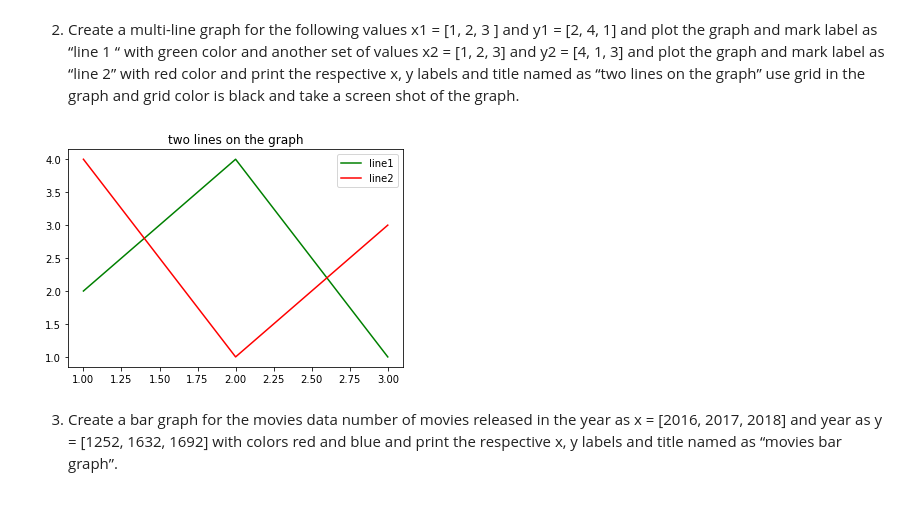
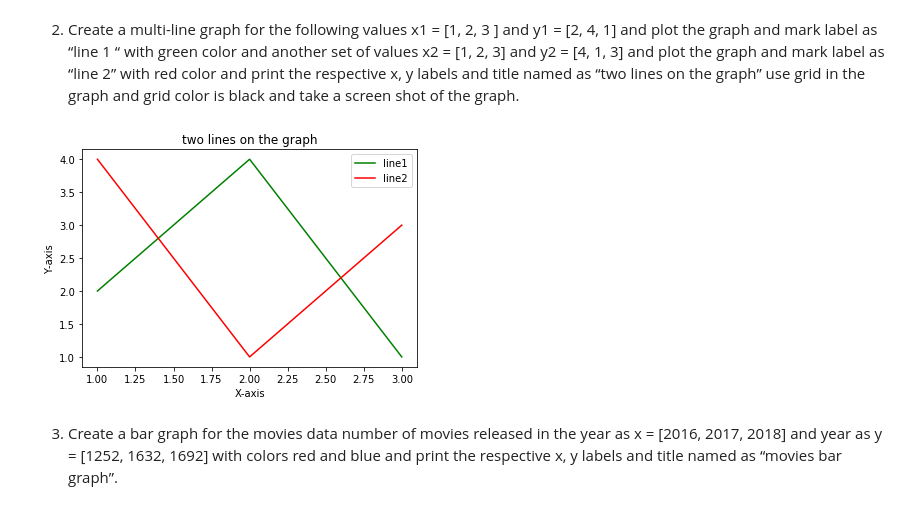
Before and after one commit to venkat2ram/Python, a Jupyter notebook: Asgn2_matplotlib.ipynb, the cells around one changed output. Drawn from its saved outputs; the diff is of its cells as text; code cells hidden in the pictures.

```diff
--- a/Asgn2_matplotlib.ipynb
+++ b/Asgn2_matplotlib.ipynb
@@ -18,15 +18,17 @@ plt.show()
 # %%
 x1 = [1, 2, 3 ]
 y1 = [2, 4, 1]
 x2 = [1, 2, 3]
 y2 = [4, 1, 3]
 plt.plot(x1,y1,'g',label='line1')
 plt.plot(x2,y2,'r',label='line2')
+plt.xlabel('X-axis')
+plt.ylabel('Y-axis')
 plt.title('two lines on the graph')
 plt.legend()
 plt.show()
 # %% [output]
-[figure, old version]
+[figure, new version]
 # %% [markdown]
 3.	Create a bar graph for the movies data number of movies released in the year as x = [2016, 2017, 2018] and year as y = [1252, 1632, 1692] with colors red and blue and print the respective x, y labels and title named as “movies bar graph”.
 # %%
```
